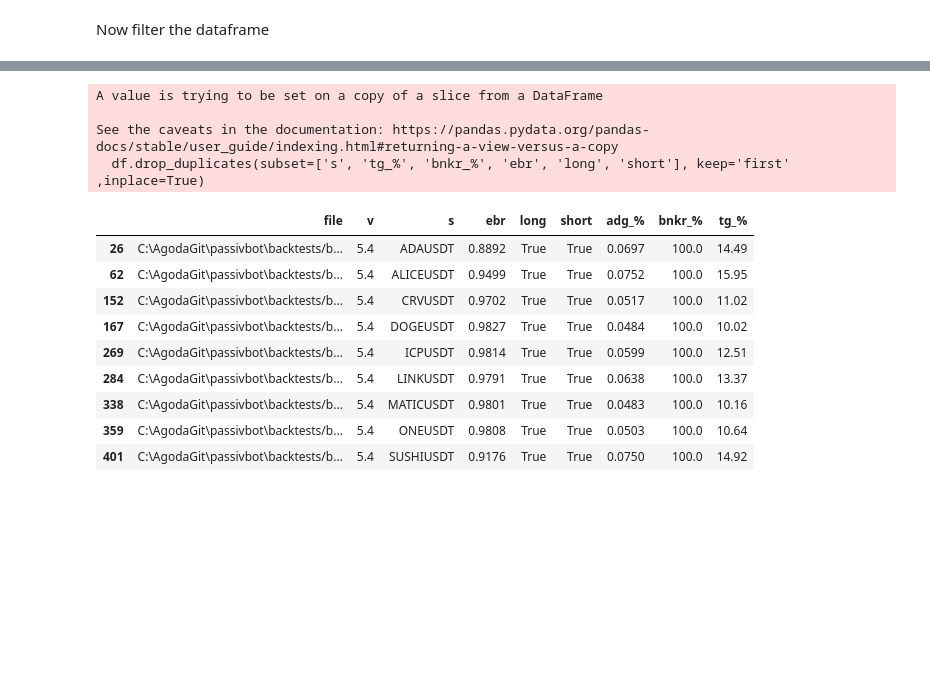
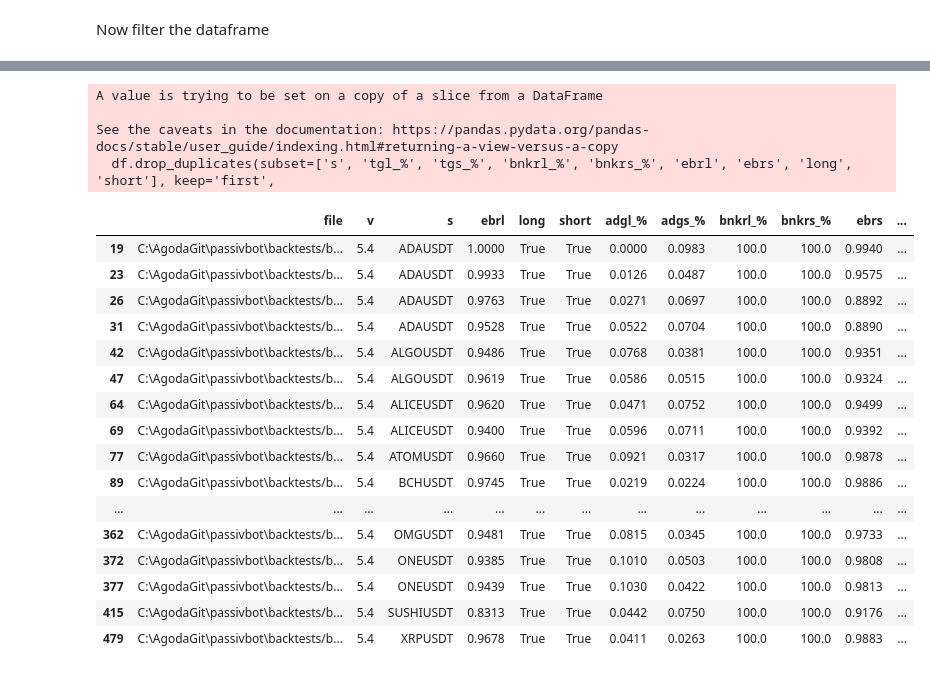
Before and after one commit to shroukkhan/passivbot, a Jupyter notebook: analyze_result.ipynb, the cells around one changed output, grey strips where cells are left out. Drawn from its saved outputs; the diff is of its cells as text; code cells hidden in the pictures; blank space fills up the shorter version.

```diff
--- a/analyze_result.ipynb
+++ b/analyze_result.ipynb
@@ -80,13 +97,17 @@ allowed_symbols = ["ETHUSDT", "XRPUSDT", "1000SHIBUSDT", "DOGEUSDT", "ADAUSDT",
 
 #allowed_symbols = ['ETHUSDT']
 
-df = big_data[(big_data.s.isin(allowed_symbols)) &
-              (big_data['bnkr_%'] > 95.0) &
-              (big_data['tg_%'] > 10) &
-              (big_data['v'] == '5.4')
+df = big_data[(big_data.s.isin(allowed_symbols))
               & (big_data['long'] == True)
               & (big_data['short'] == True)
-              & (big_data['ebr'] > .85)
-            ]
+
+              & (big_data['bnkrl_%'] > 95.0)
+              & (big_data['bnkrs_%'] > 95.0)
+
+              & (big_data['v'] == '5.4')
+
+              # & (big_data['tg_%'] > 10)
+              # & (big_data['ebr'] > .85)
+              ]
 df
 # %% [output]
@@ -110,18 +131,26 @@ df
 # %%
-df.drop_duplicates(subset=['s', 'tg_%', 'bnkr_%', 'ebr', 'long', 'short'], keep='first' ,inplace=True)
+df.drop_duplicates(subset=['s', 'tgl_%', 'tgs_%', 'bnkrl_%', 'bnkrs_%', 'ebrl', 'ebrs', 'long', 'short'], keep='first',
+                   inplace=True)
 df
 # %% [output]
 A value is trying to be set on a copy of a slice from a DataFrame
 
 See the caveats in the documentation: https://pandas.pydata.org/pandas-docs/stable/user_guide/indexing.html#returning-a-view-versus-a-copy
-  df.drop_duplicates(subset=['s', 'tg_%', 'bnkr_%', 'ebr', 'long', 'short'], keep='first' ,inplace=True)
+  df.drop_duplicates(subset=['s', 'tgl_%', 'tgs_%', 'bnkrl_%', 'bnkrs_%', 'ebrl', 'ebrs', 'long', 'short'], keep='first',
-|  | file | v | s | ebr | long | short | adg_% | bnkr_% | tg_% |
-| 26 | C:\AgodaGit\passivbot\backtests/b... | 5.4 | ADAUSDT | 0.8892 | True | True | 0.0697 | 100.0 | 14.49 |
-| 62 | C:\AgodaGit\passivbot\backtests/b... | 5.4 | ALICEUSDT | 0.9499 | True | True | 0.0752 | 100.0 | 15.95 |
-| 152 | C:\AgodaGit\passivbot\backtests/b... | 5.4 | CRVUSDT | 0.9702 | True | True | 0.0517 | 100.0 | 11.02 |
-| 167 | C:\AgodaGit\passivbot\backtests/b... | 5.4 | DOGEUSDT | 0.9827 | True | True | 0.0484 | 100.0 | 10.02 |
-| 269 | C:\AgodaGit\passivbot\backtests/b... | 5.4 | ICPUSDT | 0.9814 | True | True | 0.0599 | 100.0 | 12.51 |
-| 284 | C:\AgodaGit\passivbot\backtests/b... | 5.4 | LINKUSDT | 0.9791 | True | True | 0.0638 | 100.0 | 13.37 |
-| 338 | C:\AgodaGit\passivbot\backtests/b... | 5.4 | MATICUSDT | 0.9801 | True | True | 0.0483 | 100.0 | 10.16 |
-| 359 | C:\AgodaGit\passivbot\backtests/b... | 5.4 | ONEUSDT | 0.9808 | True | True | 0.0503 | 100.0 | 10.64 |
-| 401 | C:\AgodaGit\passivbot\backtests/b... | 5.4 | SUSHIUSDT | 0.9176 | True | True | 0.0750 | 100.0 | 14.92 |
+|  | file | v | s | ebrl | long | short | adgl_% | adgs_% | bnkrl_% | bnkrs_% | ebrs | ... |
+| 19 | C:\AgodaGit\passivbot\backtests/b... | 5.4 | ADAUSDT | 1.0000 | True | True | 0.0000 | 0.0983 | 100.0 | 100.0 | 0.9940 | ... |
+| 23 | C:\AgodaGit\passivbot\backtests/b... | 5.4 | ADAUSDT | 0.9933 | True | True | 0.0126 | 0.0487 | 100.0 | 100.0 | 0.9575 | ... |
+| 26 | C:\AgodaGit\passivbot\backtests/b... | 5.4 | ADAUSDT | 0.9763 | True | True | 0.0271 | 0.0697 | 100.0 | 100.0 | 0.8892 | ... |
+| 31 | C:\AgodaGit\passivbot\backtests/b... | 5.4 | ADAUSDT | 0.9528 | True | True | 0.0522 | 0.0704 | 100.0 | 100.0 | 0.8890 | ... |
+| 42 | C:\AgodaGit\passivbot\backtests/b... | 5.4 | ALGOUSDT | 0.9486 | True | True | 0.0768 | 0.0381 | 100.0 | 100.0 | 0.9351 | ... |
+| 47 | C:\AgodaGit\passivbot\backtests/b... | 5.4 | ALGOUSDT | 0.9619 | True | True | 0.0586 | 0.0515 | 100.0 | 100.0 | 0.9324 | ... |
+| 64 | C:\AgodaGit\passivbot\backtests/b... | 5.4 | ALICEUSDT | 0.9620 | True | True | 0.0471 | 0.0752 | 100.0 | 100.0 | 0.9499 | ... |
+| 69 | C:\AgodaGit\passivbot\backtests/b... | 5.4 | ALICEUSDT | 0.9400 | True | True | 0.0596 | 0.0711 | 100.0 | 100.0 | 0.9392 | ... |
+| 77 | C:\AgodaGit\passivbot\backtests/b... | 5.4 | ATOMUSDT | 0.9660 | True | True | 0.0921 | 0.0317 | 100.0 | 100.0 | 0.9878 | ... |
+| 89 | C:\AgodaGit\passivbot\backtests/b... | 5.4 | BCHUSDT | 0.9745 | True | True | 0.0219 | 0.0224 | 100.0 | 100.0 | 0.9886 | ... |
+| ... | ... | ... | ... | ... | ... | ... | ... | ... | ... | ... | ... | ... |
+| 362 | C:\AgodaGit\passivbot\backtests/b... | 5.4 | OMGUSDT | 0.9481 | True | True | 0.0815 | 0.0345 | 100.0 | 100.0 | 0.9733 | ... |
+| 372 | C:\AgodaGit\passivbot\backtests/b... | 5.4 | ONEUSDT | 0.9385 | True | True | 0.1010 | 0.0503 | 100.0 | 100.0 | 0.9808 | ... |
+| 377 | C:\AgodaGit\passivbot\backtests/b... | 5.4 | ONEUSDT | 0.9439 | True | True | 0.1030 | 0.0422 | 100.0 | 100.0 | 0.9813 | ... |
+| 415 | C:\AgodaGit\passivbot\backtests/b... | 5.4 | SUSHIUSDT | 0.8313 | True | True | 0.0442 | 0.0750 | 100.0 | 100.0 | 0.9176 | ... |
+| 479 | C:\AgodaGit\passivbot\backtests/b... | 5.4 | XRPUSDT | 0.9678 | True | True | 0.0411 | 0.0263 | 100.0 | 100.0 | 0.9883 | ... |
```
Also changed, not shown: parts of 3 cells of this notebook, 16 other files.
